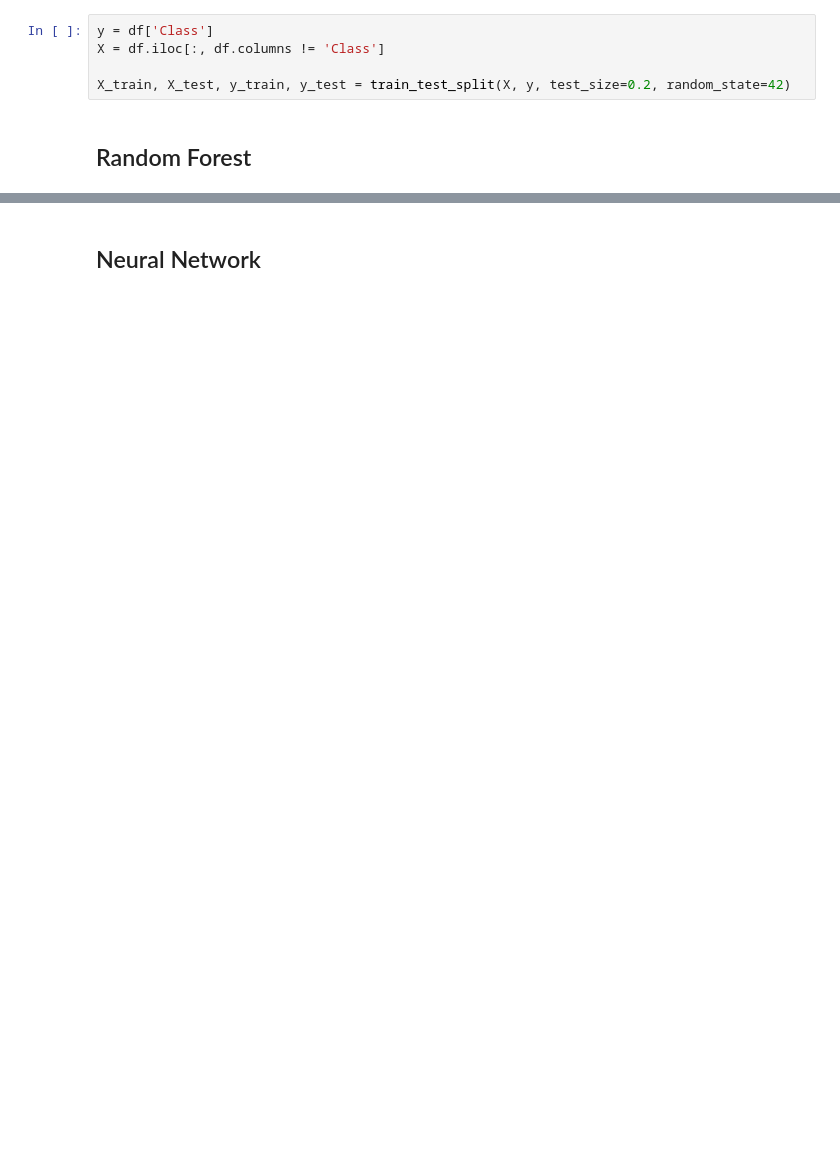
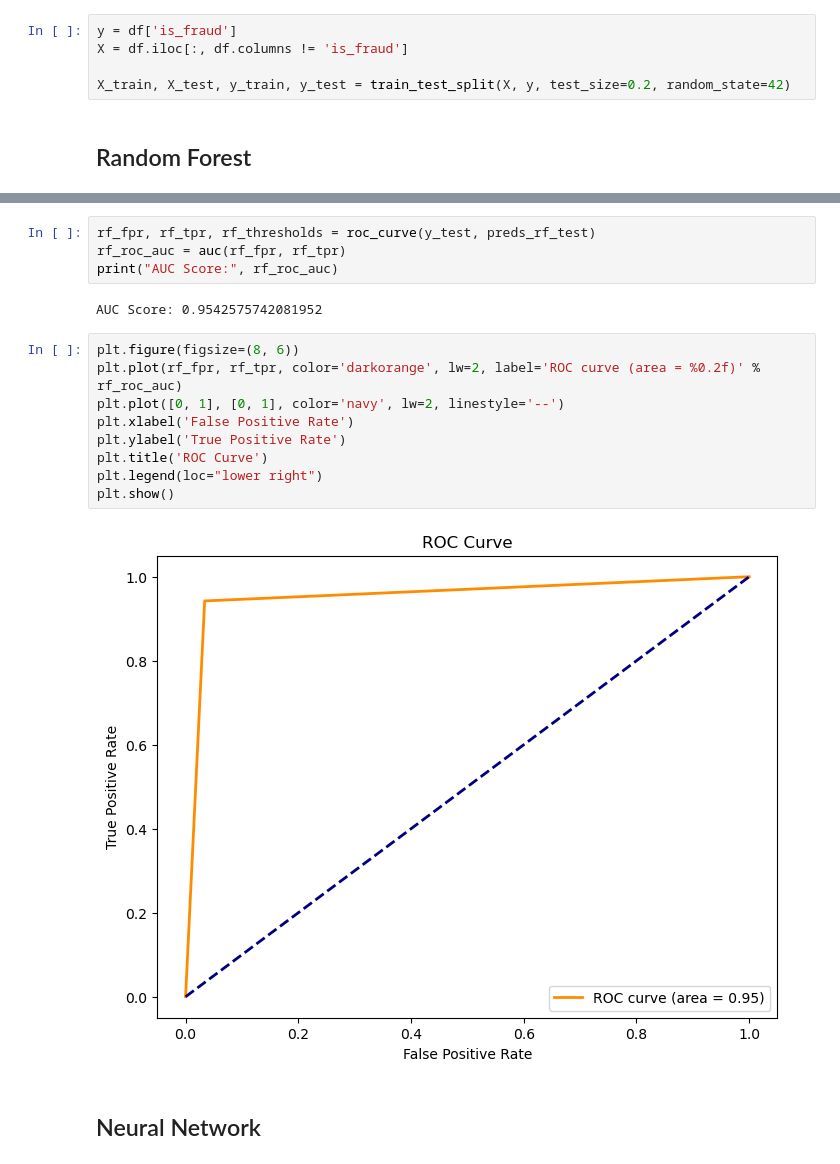
Before and after one commit to alexish4/Preprocessing, a Jupyter notebook: Data_2_Model.ipynb, the cells around one changed output, grey strips where cells are left out. Saved outputs shown, nothing was run; the diff lists cells and outputs as text; blank space fills up the shorter version.

```diff
--- a/Data_2_Model.ipynb
+++ b/Data_2_Model.ipynb
@@ -26,8 +27,8 @@ def model_eval(actual, predicted):
   print(conf_matrix)
   print(clas_rep)
 # %%
-y = df['Class']
-X = df.iloc[:, df.columns != 'Class']
+y = df['is_fraud']
+X = df.iloc[:, df.columns != 'is_fraud']
 
 X_train, X_test, y_train, y_test = train_test_split(X, y, test_size=0.2, random_state=42)
 # %% [markdown]
@@ -52,3 +53,20 @@ weighted avg       1.00      1.00      1.00     65342
+# %%
+rf_fpr, rf_tpr, rf_thresholds = roc_curve(y_test, preds_rf_test)
+rf_roc_auc = auc(rf_fpr, rf_tpr)
+print("AUC Score:", rf_roc_auc)
+# %% [output]
+AUC Score: 0.9542575742081952
+# %%
+plt.figure(figsize=(8, 6))
+plt.plot(rf_fpr, rf_tpr, color='darkorange', lw=2, label='ROC curve (area = %0.2f)' % rf_roc_auc)
+plt.plot([0, 1], [0, 1], color='navy', lw=2, linestyle='--')
+plt.xlabel('False Positive Rate')
+plt.ylabel('True Positive Rate')
+plt.title('ROC Curve')
+plt.legend(loc="lower right")
+plt.show()
+# %% [output]
+[figure, added]
 # %% [markdown]
 ## Neural Network
 # %%
```
Also changed, not shown: parts of 6 cells of this notebook.
